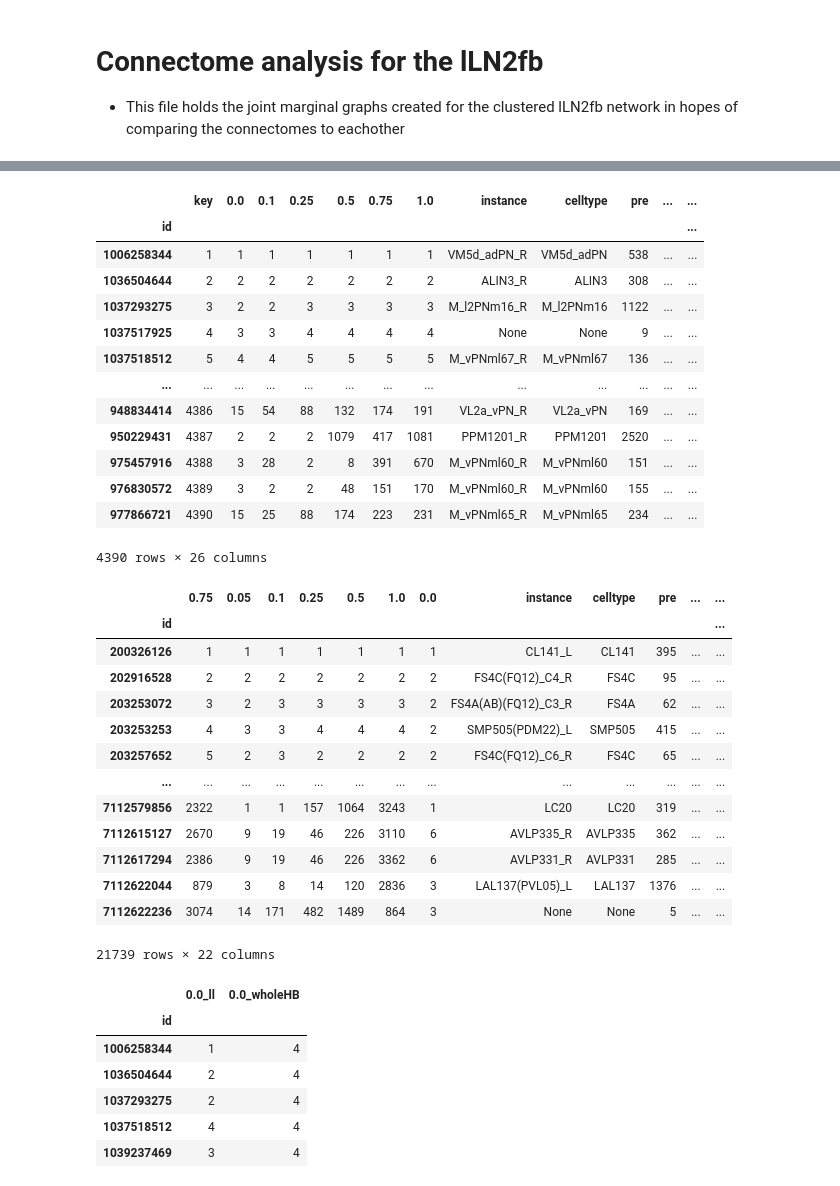
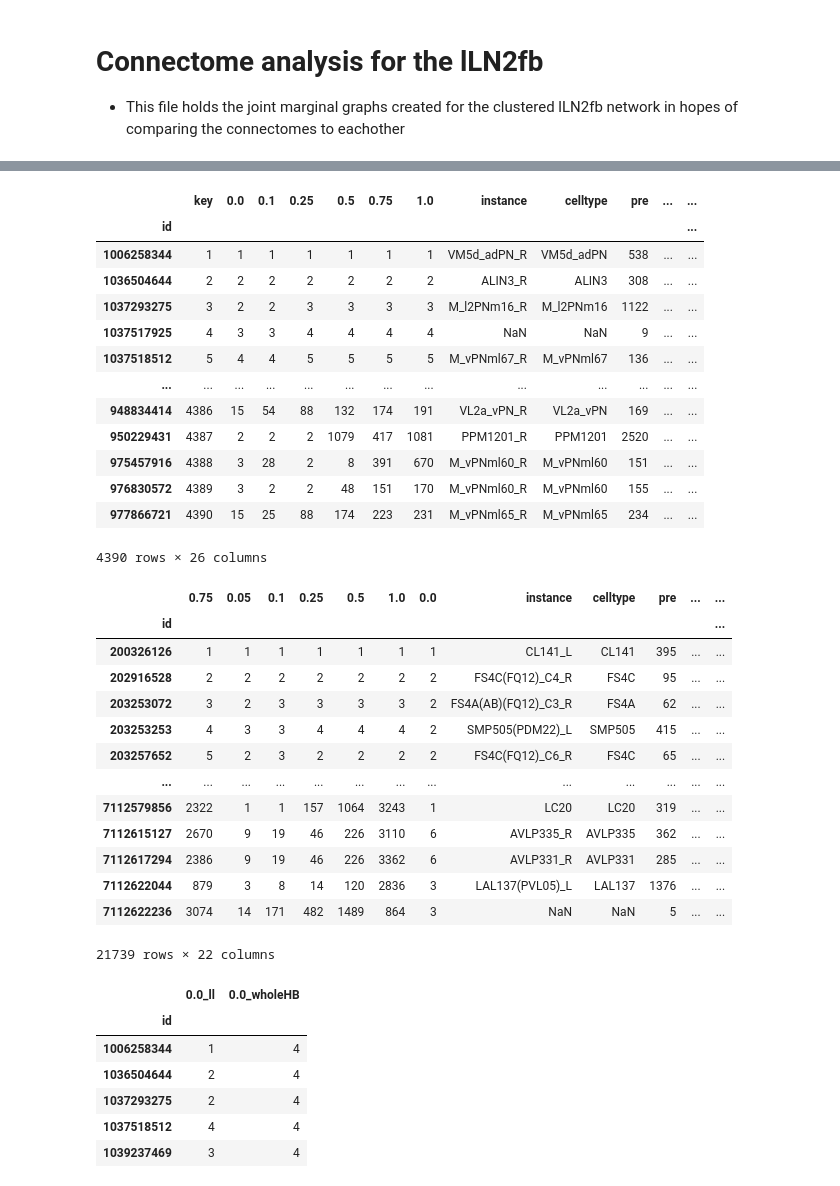
Before and after one commit to RhessaWL/flybrain-clustering, a Jupyter notebook: joint_marginal_ll.ipynb, the cells around one changed output, grey strips where cells are left out. Drawn from its saved outputs; the diff is of its cells as text; code cells hidden in the pictures.

```diff
--- a/joint_marginal_ll.ipynb
+++ b/joint_marginal_ll.ipynb
@@ -120,7 +122,7 @@ else:
     log_msg("  (without centroids)")
     HB_node_df = pd.read_csv(os.path.join(preproc_dir, preproc_nodes), index_col=0)
 log_msg("Adding 'type group'")
-HB_node_df["type_group"] = HB_node_df["celltype"].apply(simplify_type)
+HB_node_df["type_group"] = HB_node_df["celltype"]
 log_msg("Done!")
 
 log_msg("Loading directed edges from csv")
@@ -150,7 +152,7 @@ HB_node_df
 | 1006258344 | 1 | 1 | 1 | 1 | 1 | 1 | 1 | VM5d_adPN_R | VM5d_adPN | 538 | ... | ... |
 | 1036504644 | 2 | 2 | 2 | 2 | 2 | 2 | 2 | ALIN3_R | ALIN3 | 308 | ... | ... |
 | 1037293275 | 3 | 2 | 2 | 3 | 3 | 3 | 3 | M_l2PNm16_R | M_l2PNm16 | 1122 | ... | ... |
-| 1037517925 | 4 | 3 | 3 | 4 | 4 | 4 | 4 | None | None | 9 | ... | ... |
+| 1037517925 | 4 | 3 | 3 | 4 | 4 | 4 | 4 | NaN | NaN | 9 | ... | ... |
 | 1037518512 | 5 | 4 | 4 | 5 | 5 | 5 | 5 | M_vPNml67_R | M_vPNml67 | 136 | ... | ... |
 | ... | ... | ... | ... | ... | ... | ... | ... | ... | ... | ... | ... | ... |
 | 948834414 | 4386 | 15 | 54 | 88 | 132 | 174 | 191 | VL2a_vPN_R | VL2a_vPN | 169 | ... | ... |
@@ -162,35 +164,35 @@ HB_node_df
 # %%
 # Pulled from Prof G's code on github (https://github.com/Gutierrez-lab/oviIN-analyses-gabrielle/blob/main/modular_sandbox.ipynb)
 def modularity_merge(df1,df2,suf1,suf2):
     """Given two modularity dataframes, merge them along shared body IDs. Pass in suffixes for the columns as strings."""
     merged_mod_df = df1.merge(df2, left_on='id', right_on='id', suffixes=[suf1, suf2])
     #merged_mod_df = df1.merge(df2, left_on='id', right_on='id', suffixes=['_oviHB', '_wholeHB'])
     return merged_mod_df
 
 # Defining path to whole brain data
 preproc_dir = "hemibrain/preprocessed-" + "v1.2"
 preproc_nodes = "preprocessed_nodes.csv"
 
 # Creating dataframe
 WB_node_df = pd.read_csv(os.path.join(preproc_dir, preproc_nodes), index_col=0)
-WB_node_df["type_group"] = HB_node_df["celltype"].apply(simplify_type)
+WB_node_df["type_group"] = HB_node_df["celltype"]
 
 # Print dataframe
 WB_node_df
 # %% [output]
 |  | 0.75 | 0.05 | 0.1 | 0.25 | 0.5 | 1.0 | 0.0 | instance | celltype | pre | ... | ... |
 | id |  |  |  |  |  |  |  |  |  |  |  | ... |
 | 200326126 | 1 | 1 | 1 | 1 | 1 | 1 | 1 | CL141_L | CL141 | 395 | ... | ... |
 | 202916528 | 2 | 2 | 2 | 2 | 2 | 2 | 2 | FS4C(FQ12)_C4_R | FS4C | 95 | ... | ... |
 | 203253072 | 3 | 2 | 3 | 3 | 3 | 3 | 2 | FS4A(AB)(FQ12)_C3_R | FS4A | 62 | ... | ... |
 | 203253253 | 4 | 3 | 3 | 4 | 4 | 4 | 2 | SMP505(PDM22)_L | SMP505 | 415 | ... | ... |
 | 203257652 | 5 | 2 | 3 | 2 | 2 | 2 | 2 | FS4C(FQ12)_C6_R | FS4C | 65 | ... | ... |
 | ... | ... | ... | ... | ... | ... | ... | ... | ... | ... | ... | ... | ... |
 | 7112579856 | 2322 | 1 | 1 | 157 | 1064 | 3243 | 1 | LC20 | LC20 | 319 | ... | ... |
 | 7112615127 | 2670 | 9 | 19 | 46 | 226 | 3110 | 6 | AVLP335_R | AVLP335 | 362 | ... | ... |
 | 7112617294 | 2386 | 9 | 19 | 46 | 226 | 3362 | 6 | AVLP331_R | AVLP331 | 285 | ... | ... |
 | 7112622044 | 879 | 3 | 8 | 14 | 120 | 2836 | 3 | LAL137(PVL05)_L | LAL137 | 1376 | ... | ... |
-| 7112622236 | 3074 | 14 | 171 | 482 | 1489 | 864 | 3 | None | None | 5 | ... | ... |
+| 7112622236 | 3074 | 14 | 171 | 482 | 1489 | 864 | 3 | NaN | NaN | 5 | ... | ... |
 21739 rows × 22 columns
 # %%
 # Defining base res and suffixes
```
Also changed, not shown: parts of 6 cells of this notebook, 9 other files.
